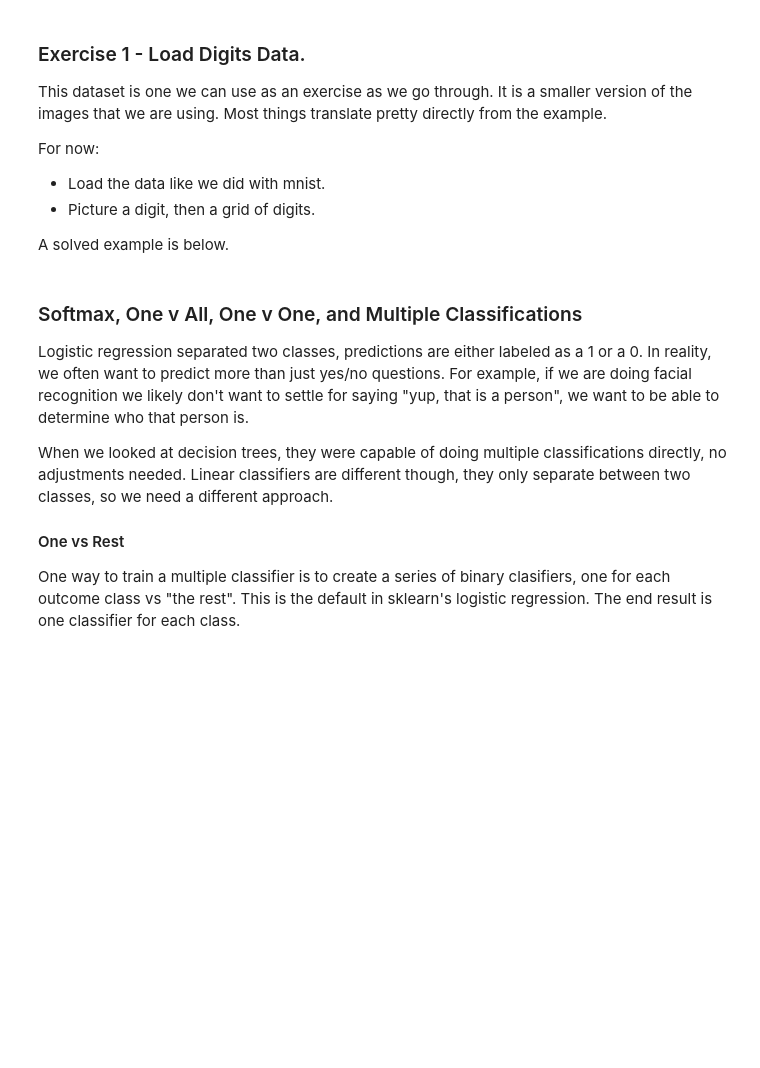
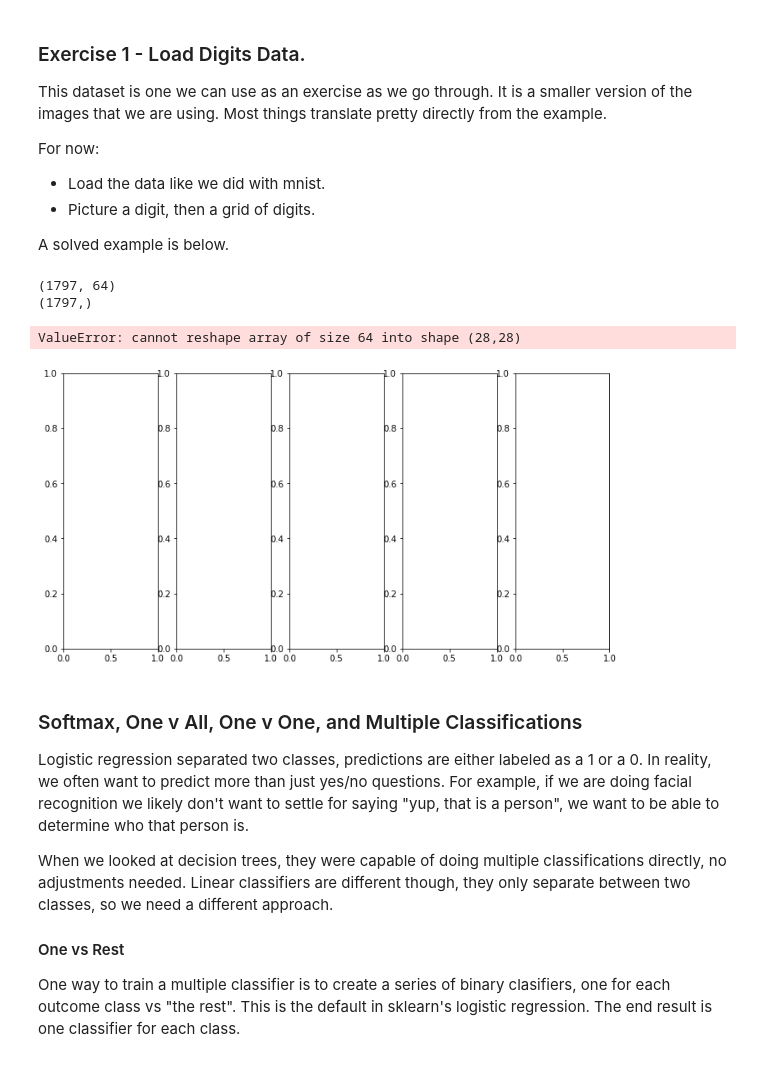
Before and after one commit to allyryry/3950_Workbooks, a Jupyter notebook: 008_logistic_reg.ipynb, the cells around one changed output. Drawn from its saved outputs; the diff is of its cells as text; code cells hidden in the pictures; blank space fills up the shorter version.

```diff
--- a/008_logistic_reg.ipynb
+++ b/008_logistic_reg.ipynb
@@ -127,6 +127,17 @@ A solved example is below.
 #Load Data
 from sklearn.datasets import load_digits
 digits = load_digits()
+X, y = digits["data"], digits["target"]
+print(X.shape)
+print(y.shape)
+# %% [output]
+(1797, 64)
+(1797,)
+# %%
+showDigits(X, y, [10,11,12,15,16,78])
+# %% [output]
+ValueError: cannot reshape array of size 64 into shape (28,28)
+[figure, added]
 # %% [markdown]
 ### Softmax, One v All, One v One, and Multiple Classifications
 
```
Also changed, not shown: parts of 7 cells of this notebook, 1 other file.
